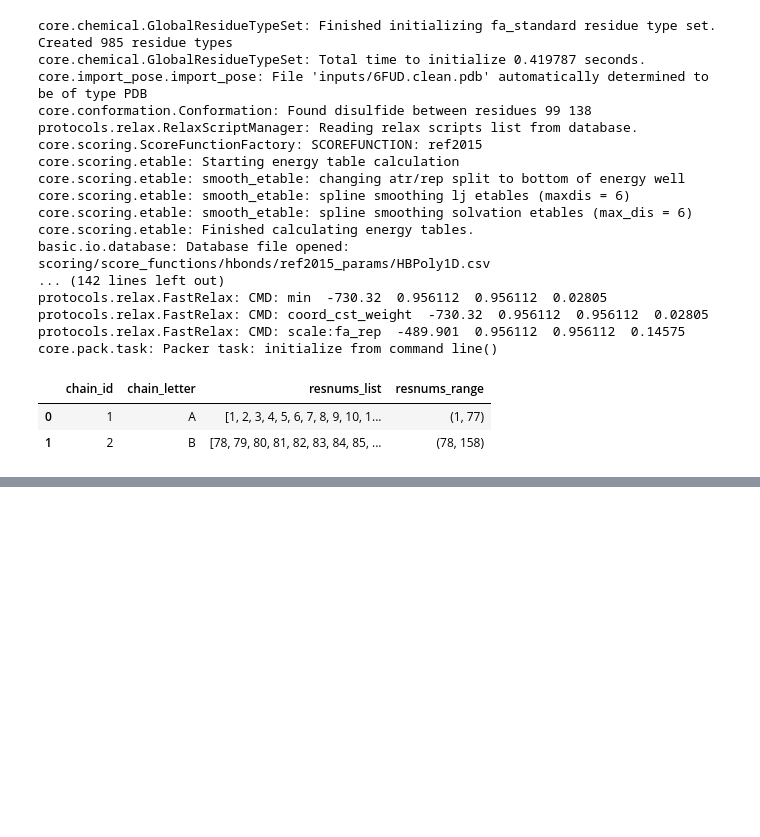
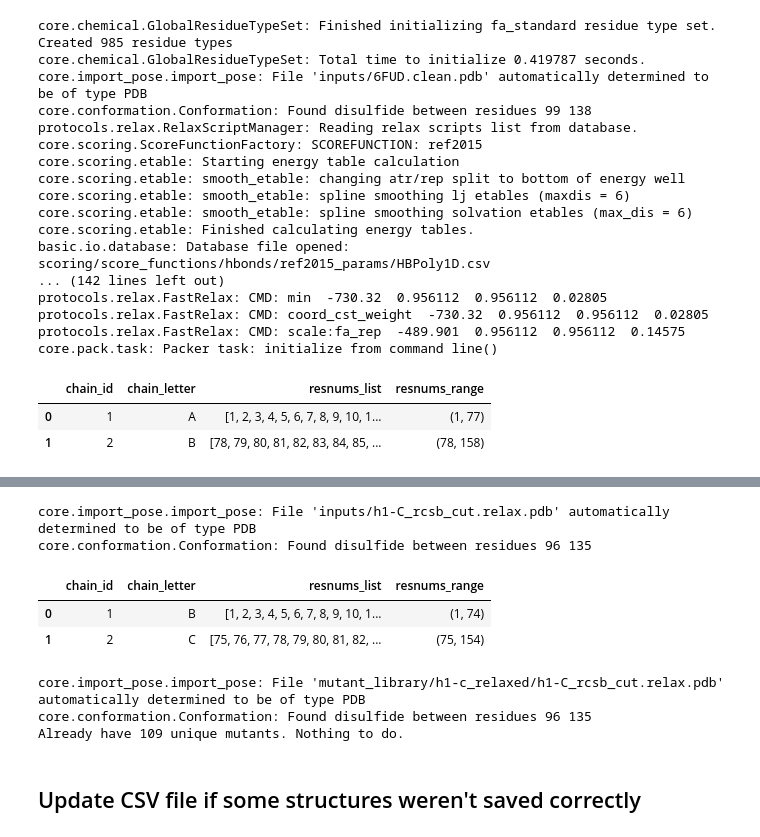
Before and after one commit to ogarrett54/plm-md-modeling, a Jupyter notebook: prepare_inputs.ipynb, the cells around one changed output, grey strips where cells are left out. Drawn from its saved outputs; the diff is of its cells as text; code cells hidden in the pictures; blank space fills up the shorter version.

```diff
--- a/prepare_inputs.ipynb
+++ b/prepare_inputs.ipynb
@@ -348,0 +549,29 @@ generate_mutants(relaxed_pose, 'mutant_library', chain_summary.loc[chain_summary
+# %%
+# Get chains summary
+pose = pose = pose_from_pdb('inputs/h1-C_rcsb_cut.relax.pdb')
+chain_summary = pd.DataFrame(get_chains_summary(pose))
+chain_summary
+# %% [output]
+core.import_pose.import_pose: File 'inputs/h1-C_rcsb_cut.relax.pdb' automatically determined to be of type PDB
+core.conformation.Conformation: Found disulfide between residues 96 135
+|  | chain_id | chain_letter | resnums_list | resnums_range |
+| 0 | 1 | B | [1, 2, 3, 4, 5, 6, 7, 8, 9, 10, 1... | (1, 74) |
+| 1 | 2 | C | [75, 76, 77, 78, 79, 80, 81, 82, ... | (75, 154) |
+# %%
+# Define your parameters
+PDB_FILE = 'inputs/h1-C_rcsb_cut.pdb'
+OUTPUT_DIR = 'mutant_library/h1-c_relaxed'
+generate_mutants_parallel(
+    structure_path=PDB_FILE,
+    output_dir=OUTPUT_DIR, # Save to a different directory
+    mut_range=chain_summary.loc[chain_summary['chain_letter'] == 'B', 'resnums_range'].values[0],
+    n=109,
+    relax_after_mutation=True,
+    num_workers=4
+)
+# %% [output]
+core.import_pose.import_pose: File 'mutant_library/h1-c_relaxed/h1-C_rcsb_cut.relax.pdb' automatically determined to be of type PDB
+core.conformation.Conformation: Found disulfide between residues 96 135
+Already have 109 unique mutants. Nothing to do.
+# %% [markdown]
+## Update CSV file if some structures weren't saved correctly
```
Also changed, not shown: parts of 9 cells of this notebook, 3 other files.
